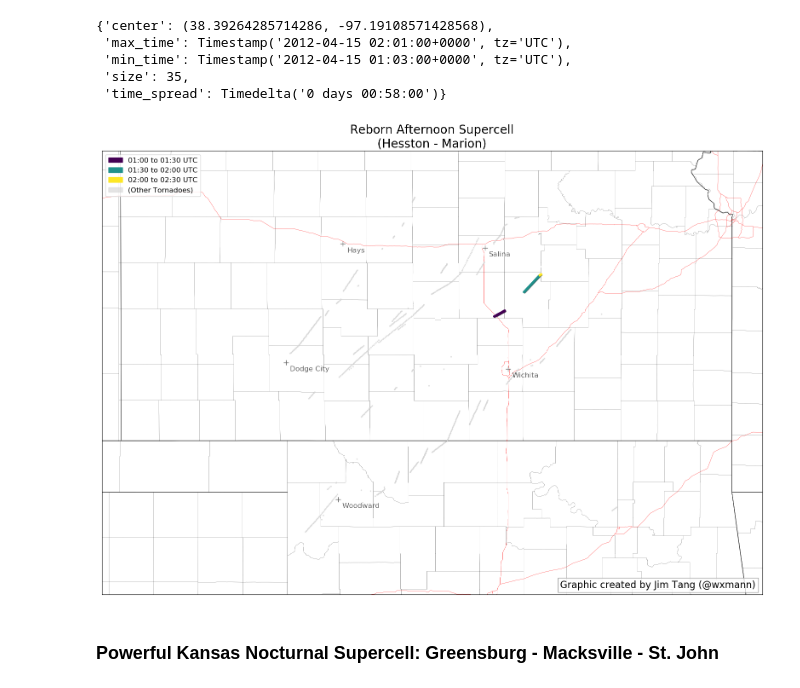
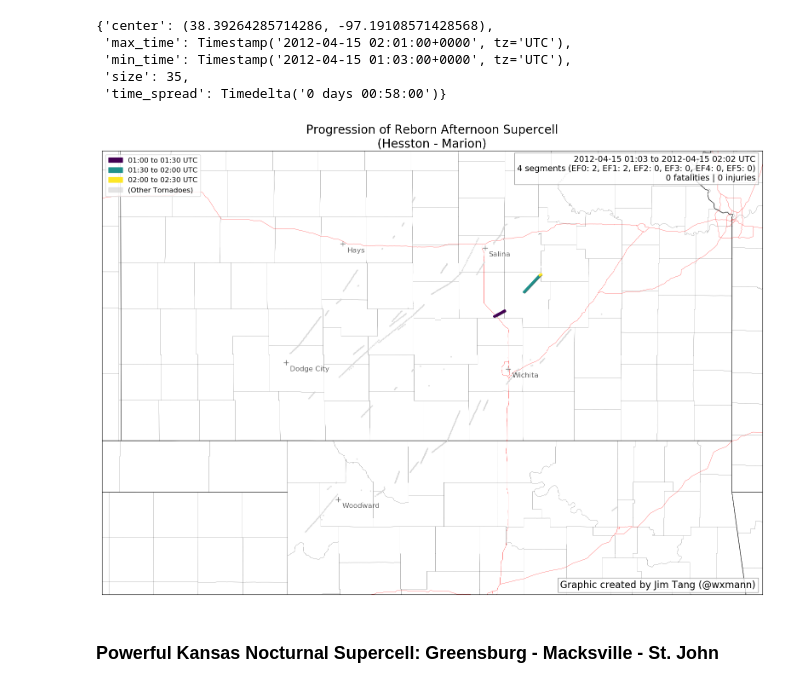
Before and after one commit to wxmann/tc-analysis, a Jupyter notebook: notebooks/Deconstructing the April 14, 2012 Tornado Outbreak.ipynb, the cells around one changed output. Drawn from its saved outputs; the diff is of its cells as text; code cells hidden in the pictures.

```diff
--- a/notebooks/Deconstructing the April 14, 2012 Tornado Outbreak.ipynb
+++ b/notebooks/Deconstructing the April 14, 2012 Tornado Outbreak.ipynb
@@ -93,6 +96,4 @@ plt.show()
 # %%
-from wxdata.plotting import plot_time_progression
-
 ks_cities = {k: v for k, v in cities.items()
              if k in ('Dodge City', 'Hays', 'Salina', 'Wichita', 'Woodward')}
 
@@ -112,7 +113,14 @@ def plot_bg_tornadoes(cluster_groups, not_bg_clust, basemap):
 def time_progression_label(a, b):
     return '{} to {} UTC'.format(a.strftime('%H:%M'), b.strftime('%H:%M'))
 
-def plot_cluster_progression(cluster, cluster_group, time_buckets):
+def describe_clust(clust):
+    description = clust.describe_tors()
+    parts = description.split('\n')
+    if 'UTC' not in parts[0]:
+        parts[0] += ' UTC'
+    return '\n'.join(parts)
+
+def plot_cluster_progression(cluster, cluster_group, time_buckets, fig):
     leg = LegendBuilder(loc=2, fontsize='large')
     basemap = zoomed_in_map()
     plot_time_progression(cluster.pts, basemap, time_buckets, 'viridis', markersize=3.5, legend=leg,
@@ -122,6 +130,8 @@ def plot_cluster_progression(cluster, cluster_group, time_buckets):
 
     leg.append(color='lightgray', label='(Other Tornadoes)', alpha=0.6)
     leg.plot_legend()
+    watermark(fig)
+    top_right_textbox(fig.axes[0], describe_clust(cluster), fontsize=14)
 # %% [markdown]
 ### Early afternoon supercell: east of Hays
 # %%
@@ -220,20 +227,19 @@ clust6.summary()
 # %%
 fig = plt.figure(figsize=(20, 20), dpi=100)
 
 min_time = pd.Timestamp('2012-04-15 01:00+0000')
 max_time = pd.Timestamp('2012-04-15 02:30+0000')
 dt = pd.Timedelta('30 min')
 time_buckets = datetime_buckets(min_time, max_time, dt)
 
-plot_cluster_progression(clust6, clusters, time_buckets)
+plot_cluster_progression(clust6, clusters, time_buckets, fig)
 
-plt.title('Reborn Afternoon Supercell'
+plt.title('Progression of Reborn Afternoon Supercell'
           '\n(Hesston - Marion)',
          fontsize=20)
-watermark(fig)
 plt.show()
 # %% [output]
-[figure, old version]
+[figure, new version]
 # %% [markdown]
 ### Powerful Kansas Nocturnal Supercell: Greensburg - Macksville - St. John
 # %%
```
Also changed, not shown: parts of 9 cells of this notebook, 1 other file.
